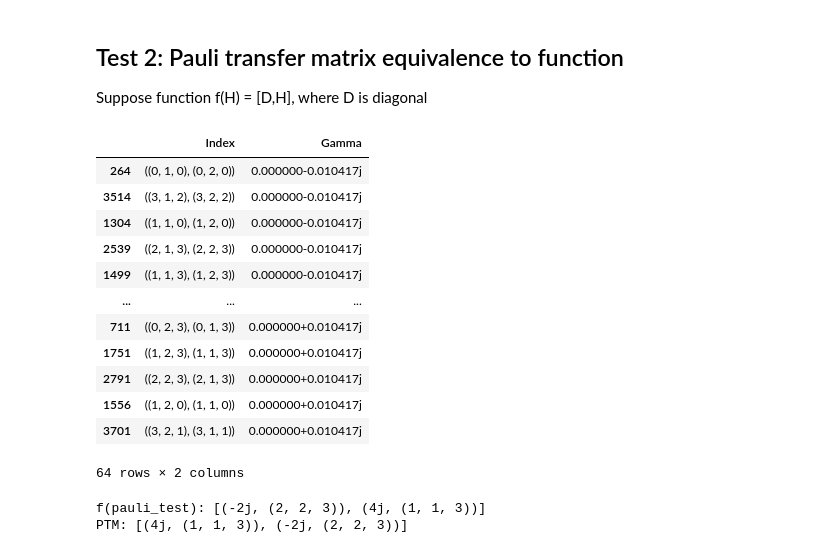
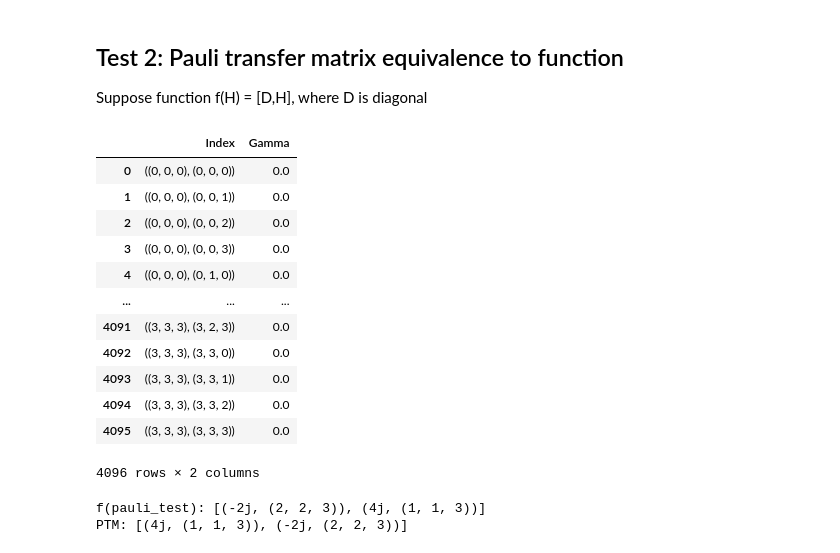
Before and after one commit to Sam-XiaoyueLi/Murao_Hamiltonina_dynamics_approx, a Jupyter notebook: PTM.ipynb, the cells around one changed output. Saved outputs shown, nothing was run; the diff lists cells and outputs as text; code cells hidden in the pictures.

```diff
--- a/PTM.ipynb
+++ b/PTM.ipynb
@@ -40,23 +40,21 @@ Suppose function f(H) = [D,H], where D is diagonal
 # %%
 import pandas as pd
 D = [(1,(3,0,0)), (2,(0,3,0))]
-(uw, gamma_uw) = sys.gamma_distibution(D)
-
-sys.show_gamma_distribution(gamma_uw)
+gamma_cal = sys.gamma_distribution(D, show_df=True, show_zeros=True)
 # %% [output]
 |  | Index | Gamma |
-| 264 | ((0, 1, 0), (0, 2, 0)) | 0.000000-0.010417j |
-| 3514 | ((3, 1, 2), (3, 2, 2)) | 0.000000-0.010417j |
-| 1304 | ((1, 1, 0), (1, 2, 0)) | 0.000000-0.010417j |
-| 2539 | ((2, 1, 3), (2, 2, 3)) | 0.000000-0.010417j |
-| 1499 | ((1, 1, 3), (1, 2, 3)) | 0.000000-0.010417j |
+| 0 | ((0, 0, 0), (0, 0, 0)) | 0.0 |
+| 1 | ((0, 0, 0), (0, 0, 1)) | 0.0 |
+| 2 | ((0, 0, 0), (0, 0, 2)) | 0.0 |
+| 3 | ((0, 0, 0), (0, 0, 3)) | 0.0 |
+| 4 | ((0, 0, 0), (0, 1, 0)) | 0.0 |
 | ... | ... | ... |
-| 711 | ((0, 2, 3), (0, 1, 3)) | 0.000000+0.010417j |
-| 1751 | ((1, 2, 3), (1, 1, 3)) | 0.000000+0.010417j |
-| 2791 | ((2, 2, 3), (2, 1, 3)) | 0.000000+0.010417j |
-| 1556 | ((1, 2, 0), (1, 1, 0)) | 0.000000+0.010417j |
-| 3701 | ((3, 2, 1), (3, 1, 1)) | 0.000000+0.010417j |
+| 4091 | ((3, 3, 3), (3, 2, 3)) | 0.0 |
+| 4092 | ((3, 3, 3), (3, 3, 0)) | 0.0 |
+| 4093 | ((3, 3, 3), (3, 3, 1)) | 0.0 |
+| 4094 | ((3, 3, 3), (3, 3, 2)) | 0.0 |
+| 4095 | ((3, 3, 3), (3, 3, 3)) | 0.0 |
-64 rows × 2 columns
+4096 rows × 2 columns
 # %%
 pauli_test = (1,2,3)
 # Commutator with D
```
Also changed, not shown: parts of 5 cells of this notebook, 1 other file.
